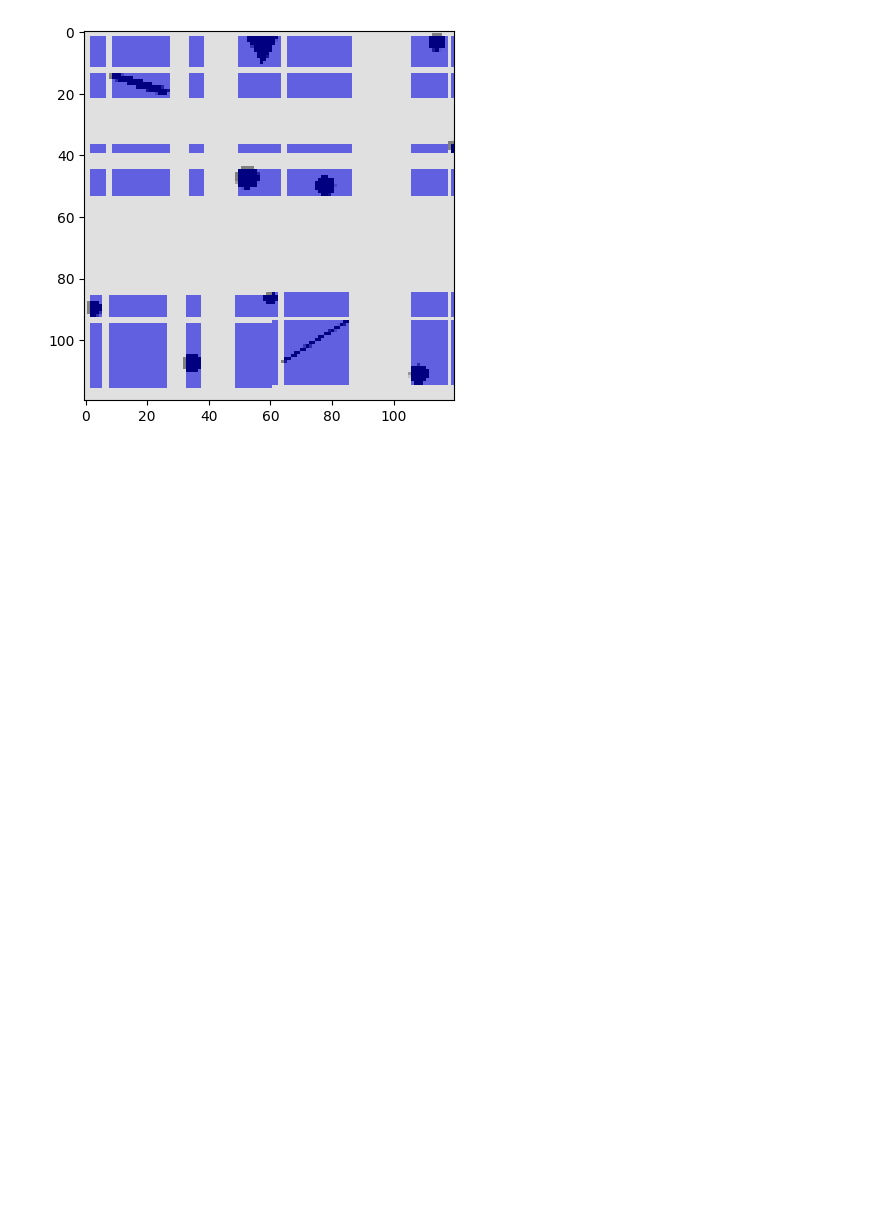
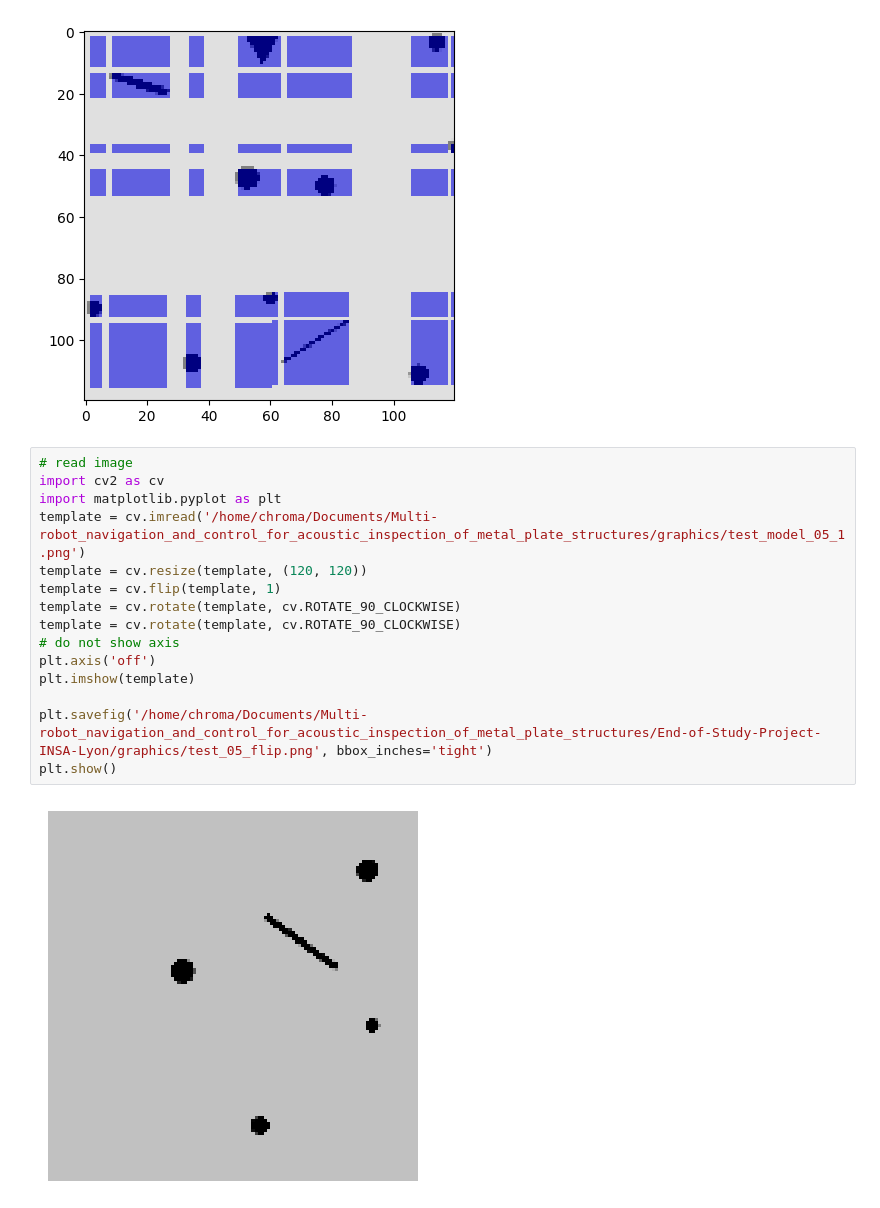
Before and after one commit to Sevla8/Multi-robot_navigation_and_control_for_acoustic_inspection_of_metal_plate_structures, a Jupyter notebook: scripts/visualisation.ipynb, the cells around one changed output. Drawn from its saved outputs; the diff is of its cells as text; blank space fills up the shorter version.

```diff
--- a/scripts/visualisation.ipynb
+++ b/scripts/visualisation.ipynb
@@ -685,3 +685,20 @@ plt.show()
 # %% [output]
 [figure]
 [figure]
+# %%
+# read image
+import cv2 as cv
+import matplotlib.pyplot as plt
+template = cv.imread('/home/chroma/Documents/Multi-robot_navigation_and_control_for_acoustic_inspection_of_metal_plate_structures/graphics/test_model_05_1.png')
+template = cv.resize(template, (120, 120))
+template = cv.flip(template, 1)
+template = cv.rotate(template, cv.ROTATE_90_CLOCKWISE)
+template = cv.rotate(template, cv.ROTATE_90_CLOCKWISE)
+# do not show axis
+plt.axis('off')
+plt.imshow(template)
+
+plt.savefig('/home/chroma/Documents/Multi-robot_navigation_and_control_for_acoustic_inspection_of_metal_plate_structures/End-of-Study-Project-INSA-Lyon/graphics/test_05_flip.png', bbox_inches='tight')
+plt.show()
+# %% [output]
+[figure, added]
```
Also changed, not shown: 7 other files.
